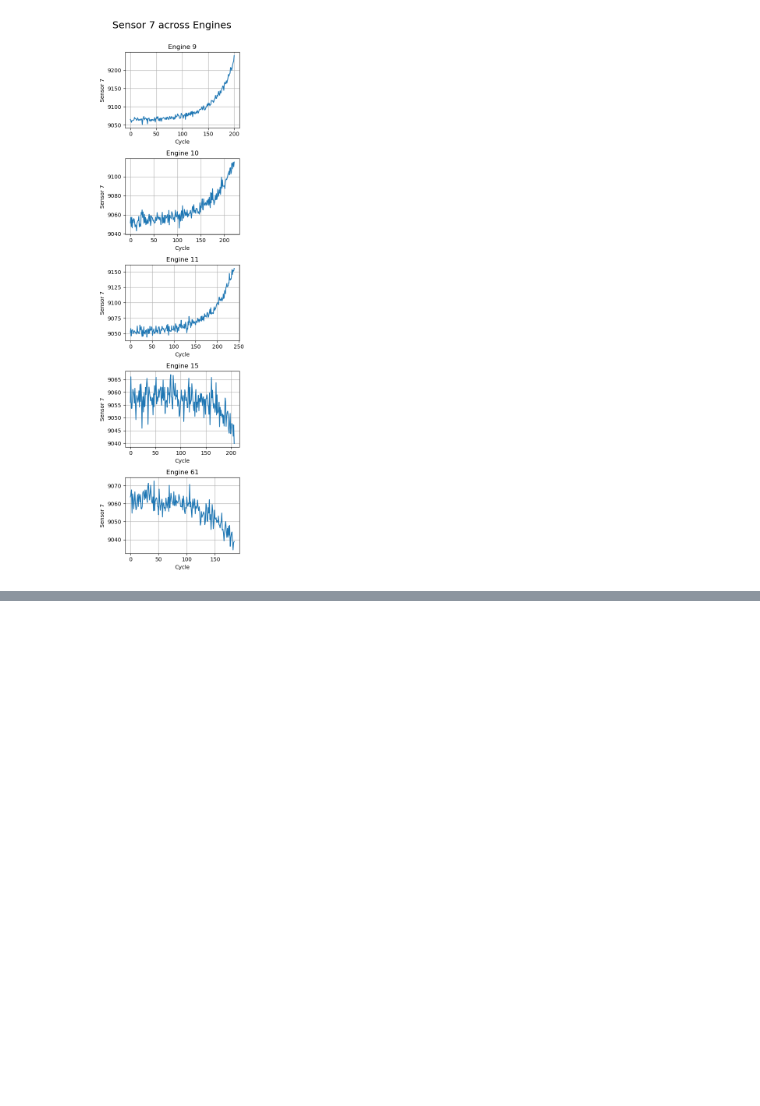
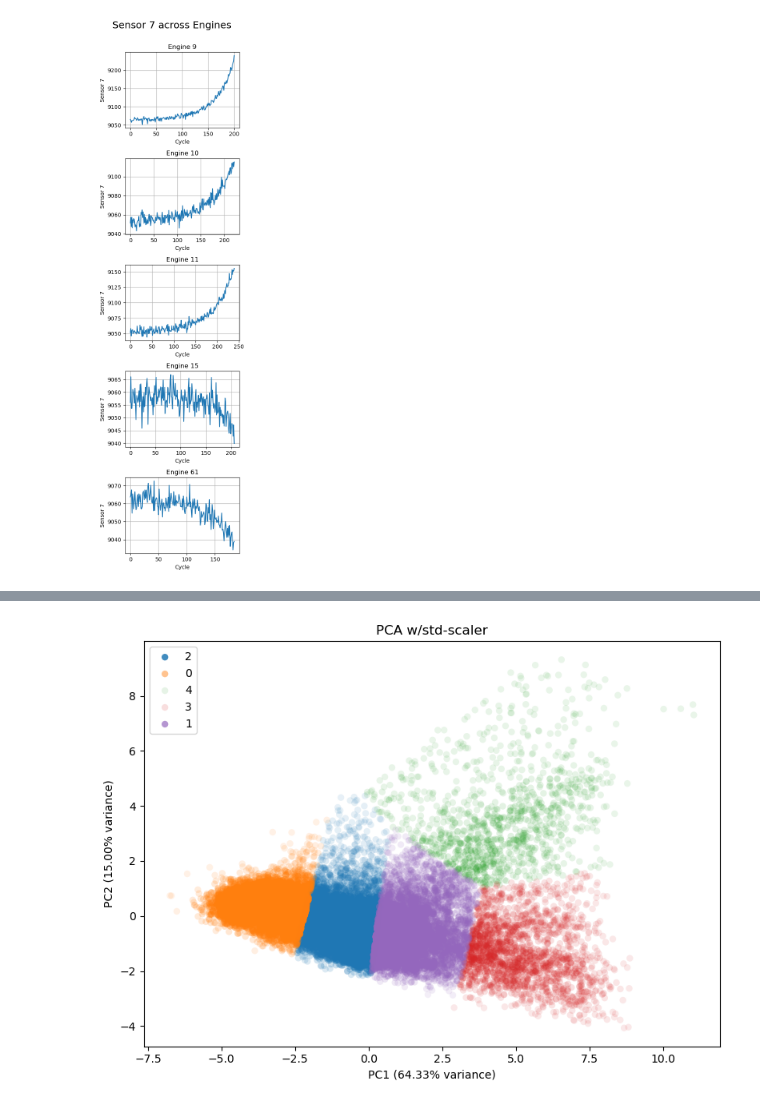
Before and after one commit to Dristro/ML_Project, a Jupyter notebook: G_007_053_055_132_199/code/Phase-1.ipynb, the cells around one changed output, grey strips where cells are left out. Cells and saved outputs as stored; diff of their text form; code cells hidden in the pictures; blank space fills up the shorter version.

```diff
--- a/G_007_053_055_132_199/code/Phase-1.ipynb
+++ b/G_007_053_055_132_199/code/Phase-1.ipynb
@@ -205,0 +371,5 @@ engine_vs_single_sensor([9, 10, 11, 15, 61], 7)
+# %%
+# Plot for the "normal" model
+plot_pca_2d_density(X_train_std, labels_1_std, "PCA w/std-scaler")
+# %% [output]
+[figure, added]
```
Also changed, not shown: parts of 19 cells of this notebook.
